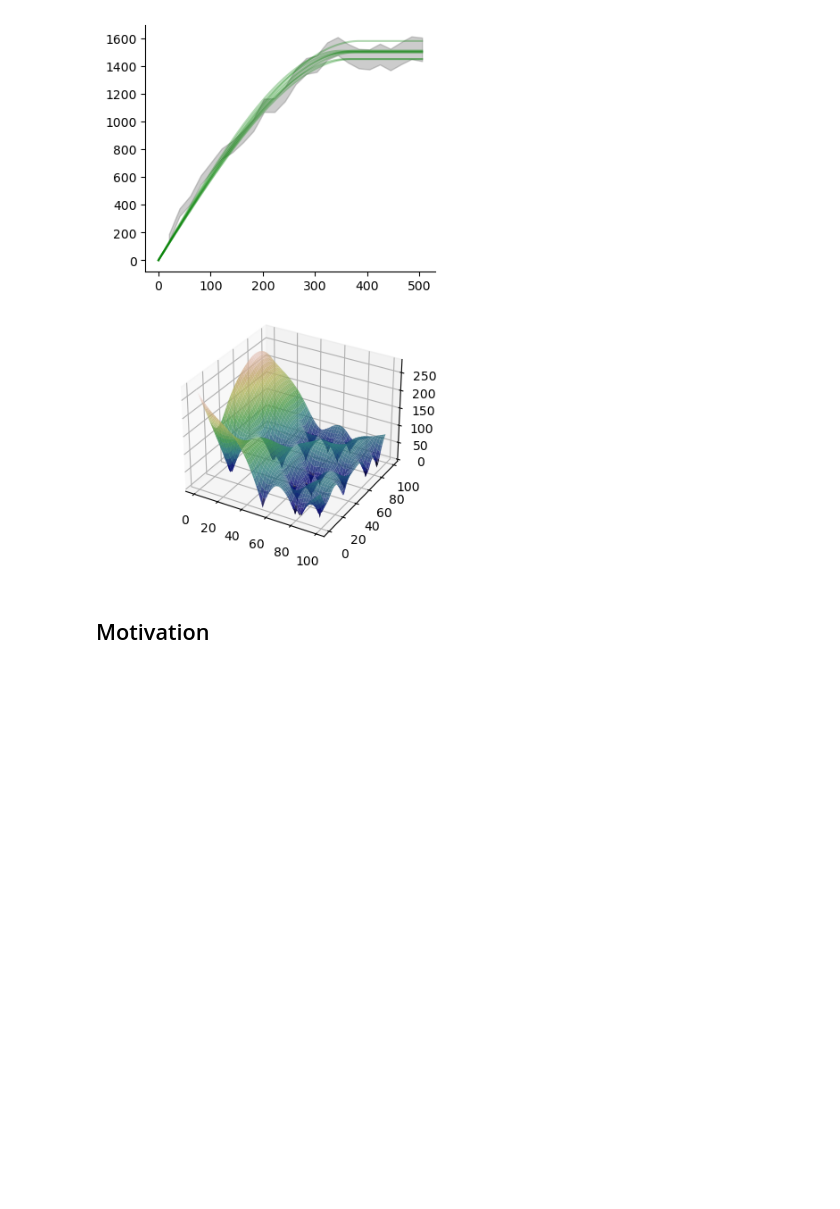
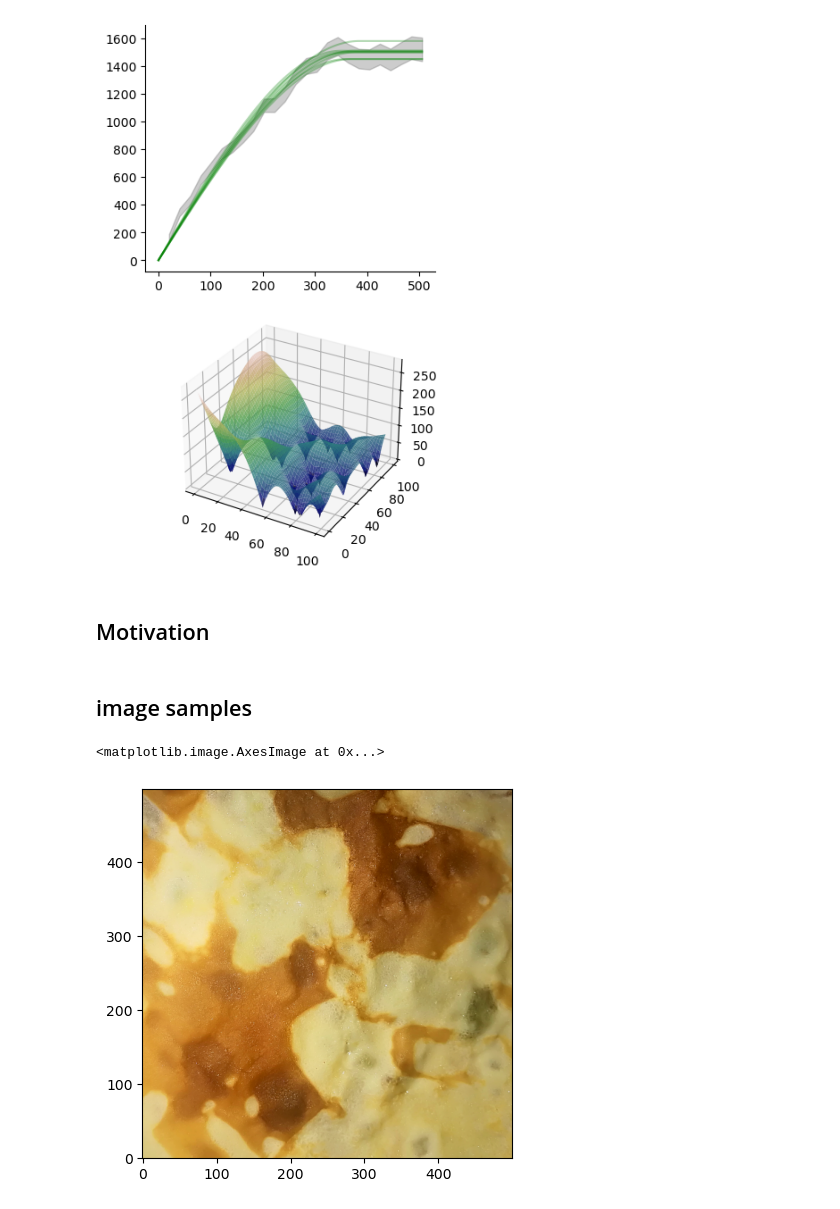
Before and after one commit to mmaelicke/phd_defense, a Jupyter notebook: images.ipynb, the cells around one changed output. Cells and saved outputs as stored; diff of their text form; code cells hidden in the pictures; blank space fills up the shorter version.

Commit message:
pancake images

```diff
--- a/images.ipynb
+++ b/images.ipynb
@@ -111,3 +111,22 @@ with open('src/slides/data/vario.json', 'w') as f:
         'paramsExp': p_exp,
         'paramsSph': p_sph,
     }, f, indent=4)
+# %% [markdown]
+## image samples
+# %%
+import skgstat as skg
+import numpy as np
+import matplotlib.pyplot as plt
+
+# get the pancake data
+r = skg.data.pancake_field(0).get('sample')
+g = skg.data.pancake_field(1).get('sample')
+b = skg.data.pancake_field(2).get('sample')
+
+rgb = np.stack([r, g, b], axis=-1)
+
+plt.imshow(rgb, origin='lower')
+plt.gcf().savefig('public/img/pancake_field_rgb.png')
+# %% [output]
+<matplotlib.image.AxesImage at 0x...>
+[figure, added]
```
Also changed, not shown: parts of 2 cells of this notebook.
